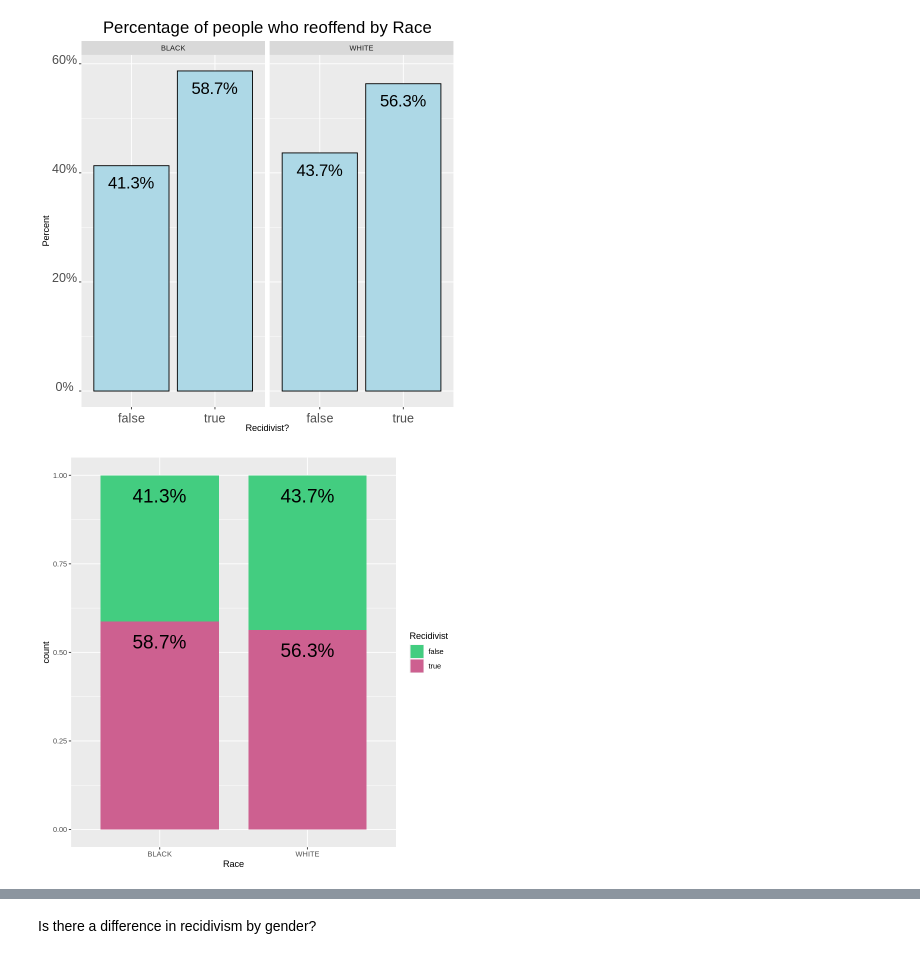
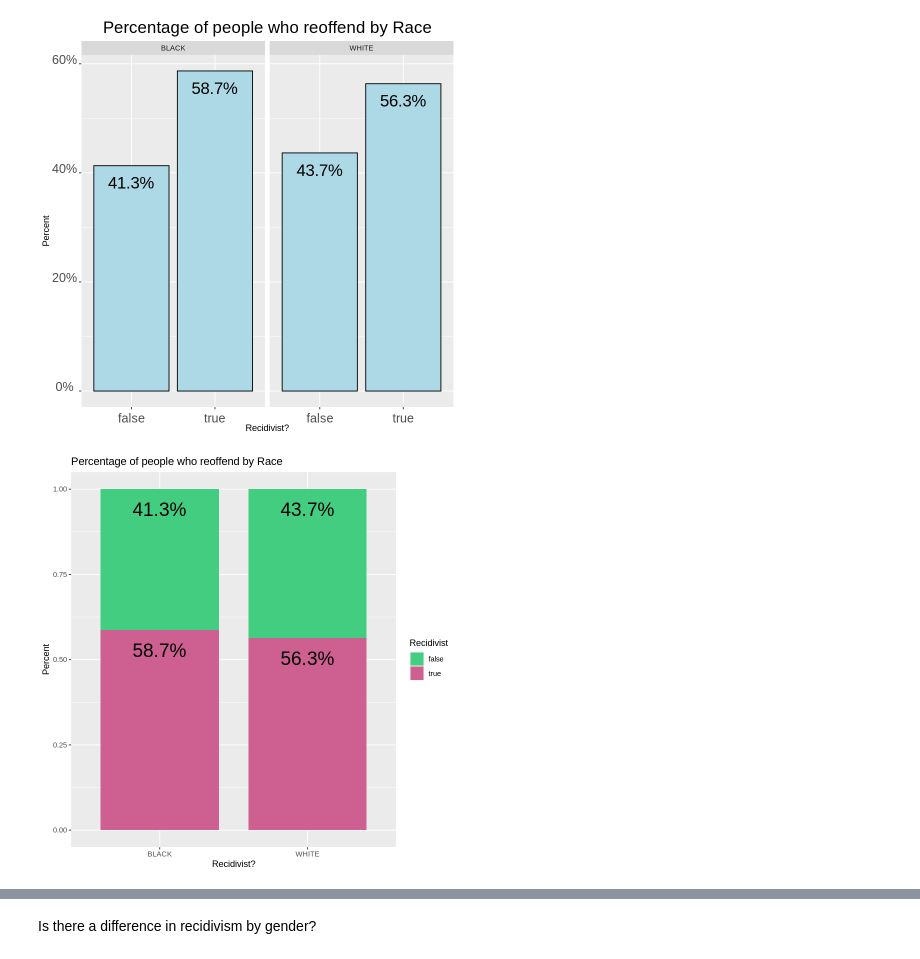
Before and after one commit to feaviolp/msc-project, a Jupyter notebook: NIJ statistics.ipynb, the cells around one changed output, grey strips where cells are left out. Drawn from its saved outputs; the diff is of its cells as text; code cells hidden in the pictures.

```diff
--- a/NIJ statistics.ipynb
+++ b/NIJ statistics.ipynb
@@ -312,16 +324,17 @@ ggplot(NIJ_orig, aes(as_factor(Recidivism_Within_3years))) +
 # %%
 ggplot(NIJ_orig, aes(fill=Recidivism_Within_3years, x=Race)) +
   geom_bar(position = "fill", width=0.8) +
+  labs(title='Percentage of people who reoffend by Race', x='Recidivist?', y='Percent') +
   geom_text(
     aes(label = after_stat(
       scales::percent(
         ave(count, x, FUN = function(x) x / sum(x))
       )
     )),
     stat = "count", position = "fill"
   , vjust=2, hjust=0.5, size = 8) +
   guides(fill = guide_legend(title = "Recidivist")) +
   scale_fill_manual(values = c('seagreen3', 'hotpink3')) +
   theme_grey()
 # %% [output]
-[figure, old version]
+[figure, new version]
```
Also changed, not shown: parts of 43 cells of this notebook.
